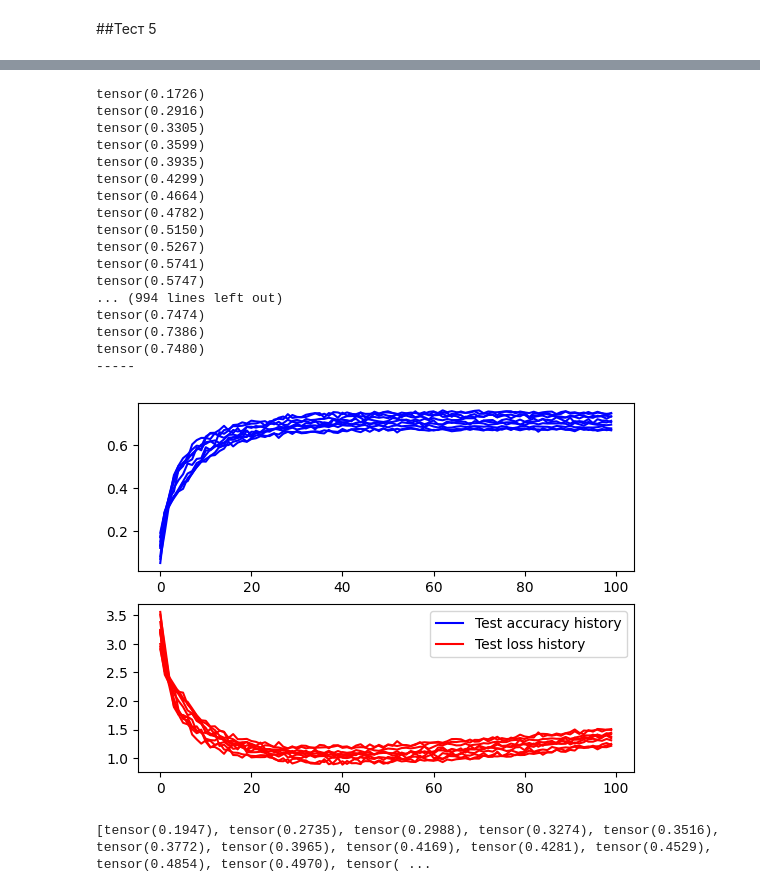
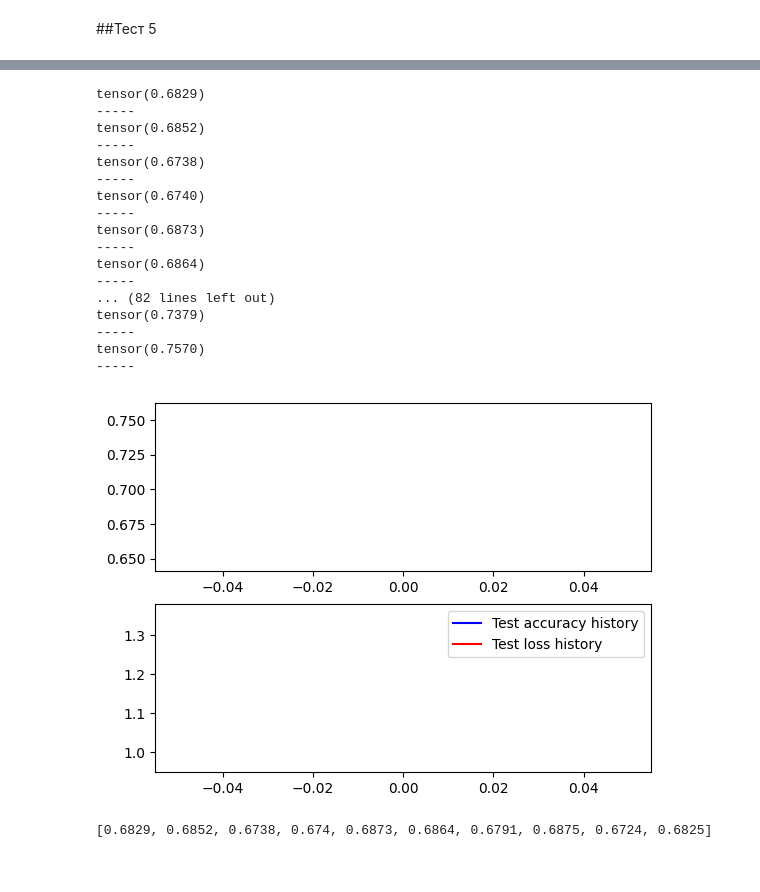
Before and after one commit to KORALLLL/MTUCI_EMNIST, a Jupyter notebook: LeNet.ipynb, the cells around one changed output, grey strips where cells are left out. Drawn from its saved outputs; the diff is of its cells as text; code cells hidden in the pictures.

```diff
--- a/LeNet.ipynb
+++ b/LeNet.ipynb
@@ -655,62 +661,62 @@ bar = IncrementalBar('Countdown', max = 100)
 lenets = [LeNetClassic, LeNet2,  LeNet3, LeNet4, LeNet5]
 all_samples = [[], [], [], [], []]
 for i in range(len(lenets)):
-  for j in range(2):
+  for j in range(10):
     device = torch.device('cuda:0' if torch.cuda.is_available() else 'cpu')
     lenet5 = lenets[i]().to(device)
     loss = torch.nn.CrossEntropyLoss()
     optimizer = torch.optim.Adam(lenet5.parameters(), lr=1.0e-3)
-    batch_size = 1120
+    batch_size = 1120 * 2
     test_accuracy_history = []
     test_loss_history = []
 
     for epoch in range(100):
       order = np.random.permutation(len(train_data))
       for start_index in range(0, len(train_data), batch_size):
         optimizer.zero_grad()
 
         batch_indexes = order[start_index:start_index + batch_size]
         train_batch = train_data[batch_indexes].to(device)
         label_batch = train_labels[batch_indexes].to(device)
 
         preds = lenet5.forward(train_batch)
 
         loss_value = loss(preds, label_batch)
         loss_value.backward()
 
         optimizer.step()
-      test_preds = lenet5.forward(test_data)
-      test_loss_history.append(loss(test_preds, test_labels).data.cpu())
+    test_preds = lenet5.forward(test_data)
+    test_loss_history.append(loss(test_preds, test_labels).data.cpu())
 
-      accuracy = (test_preds.argmax(dim=1) == test_labels).float().mean().data.cpu()
-      test_accuracy_history.append(accuracy)
-      print(accuracy)
+    accuracy = (test_preds.argmax(dim=1) == test_labels).float().mean().data.cpu()
+    test_accuracy_history.append(accuracy)
+    print(accuracy)
     print("-----")
     all_samples[i].extend(test_accuracy_history)
     plt.subplot(2, 1, 1)
     g1, = plt.plot(range(len(test_accuracy_history)), test_accuracy_history, c='b', label='Test accuracy history')
     plt.subplot(2, 1, 2)
     g2, = plt.plot(range(len(test_loss_history)), test_loss_history, c='r', label='Test loss history')
     plt.legend(handles=[g1, g2])
 # %% [output]
-tensor(0.1726)
-tensor(0.2916)
-tensor(0.3305)
-tensor(0.3599)
-tensor(0.3935)
-tensor(0.4299)
-tensor(0.4664)
-tensor(0.4782)
-tensor(0.5150)
-tensor(0.5267)
-tensor(0.5741)
-tensor(0.5747)
-... (994 lines left out)
-tensor(0.7474)
-tensor(0.7386)
-tensor(0.7480)
+tensor(0.6829)
 -----
+tensor(0.6852)
+-----
+tensor(0.6738)
+-----
+tensor(0.6740)
+-----
+tensor(0.6873)
+-----
+tensor(0.6864)
+-----
+... (82 lines left out)
+tensor(0.7379)
+-----
+tensor(0.7570)
+-----
-[figure, old version]
+[figure, new version]
 # %%
 x = [1, 2, 3, 4, 5]
 y = [u for u in x]
@@ -719,10 +725,15 @@ g1, = plt.plot(x, y, c='r', label='g1')
 g2, = plt.plot(x, y_1, c='b', label='g2')
 plt.legend(handles=[g1, g2])
 plt.show()
-# %%
-print(all_samples[0])
-# %% [output]
-[tensor(0.1947), tensor(0.2735), tensor(0.2988), tensor(0.3274), tensor(0.3516), tensor(0.3772), tensor(0.3965), tensor(0.4169), tensor(0.4281), tensor(0.4529), tensor(0.4854), tensor(0.4970), tensor( ...
+# %%
+all_samples = [[0.6829, 0.6852, 0.6738, 0.6740, 0.6873, 0.6864, 0.6791, 0.6875, 0.6724, 0.6825],
+ [0.679, 0.6549, 0.6657, 0.6468, 0.6777, 0.6575, 0.668, 0.666, 0.6677, 0.6624],
+  [0.7099, 0.7118, 0.7233, 0.7062, 0.7241, 0.7119, 0.7076, 0.7197, 0.7089, 0.7322],
+   [0.7082, 0.7488, 0.7336, 0.733, 0.7268, 0.7422, 0.737, 0.7464, 0.7409, 0.742],
+    [0.7486, 0.7501, 0.7237, 0.7558, 0.7489, 0.7388, 0.7412, 0.7379, 0.757]]
+print(all_samples[0])
+# %% [output]
+[0.6829, 0.6852, 0.6738, 0.674, 0.6873, 0.6864, 0.6791, 0.6875, 0.6724, 0.6825]
 # %%
 plt.figure(figsize = (16.,6.))
 plt.boxplot(all_samples)
```
Also changed, not shown: parts of 4 cells of this notebook.
